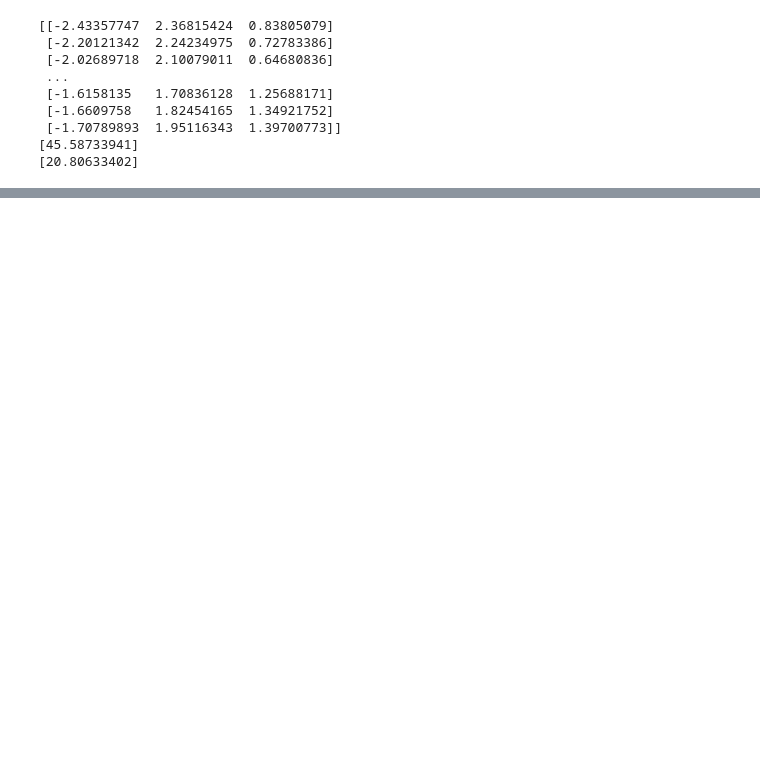
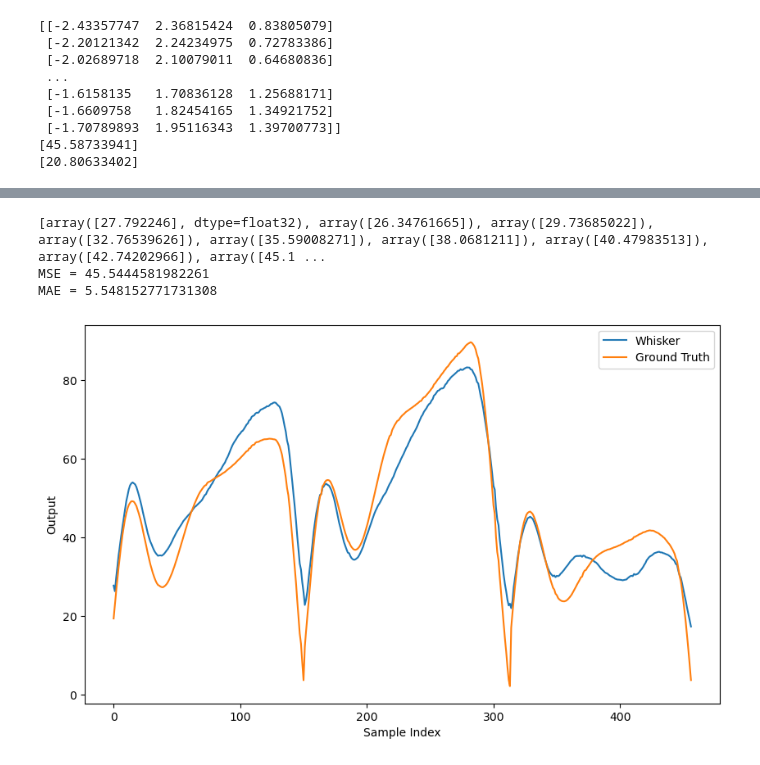
Before and after one commit to TacYee/autonomous-fly, a Jupyter notebook: Optitrack/dataanalyse/uncertainty_mlp_KF.ipynb, the cells around one changed output, grey strips where cells are left out. Drawn from its saved outputs; the diff is of its cells as text; code cells hidden in the pictures; blank space fills up the shorter version.

```diff
--- a/Optitrack/dataanalyse/uncertainty_mlp_KF.ipynb
+++ b/Optitrack/dataanalyse/uncertainty_mlp_KF.ipynb
@@ -344,0 +491,70 @@ Time                    = 0.5035488605499268
+# %%
+#KF Flat whisker2
+import numpy as np
+import os
+import matplotlib.pyplot as plt
+from KF import KalmanFilterFLAT
+from sklearn.metrics import mean_squared_error, mean_absolute_error
+
+def apply_kalman_filterFLAT(initial_state, initial_position, initial_yaw, test_pre, positions, yaws):
+    kf = KalmanFilterFLAT(initial_state, initial_position, initial_yaw, initial_covariance, process_noise, measurement_noise)
+    estimates = [np.array([initial_state])]
+    for z, position, yaw in zip(test_pre[1:], positions[1:], yaws[1:]):
+        kf.predict(position, yaw)
+        kf.update(np.array([234 - z]))
+        estimates.append(kf.get_current_estimate())
+    return estimates
+
+# 数据分段
+test_GT2_filtered_1 = test_GT2_filtered[0:151]
+test_GT2_filtered_2 = test_GT2_filtered[151:314]
+test_GT2_filtered_3 = test_GT2_filtered[314:457]
+test_pre2_1 = test_pre2[0:151]
+test_pre2_2 = test_pre2[151:314]
+test_pre2_3 = test_pre2[314:457]
+test_position2_1 = test_position2_filtered[0:151]
+test_position2_2 = test_position2_filtered[151:314]
+test_position2_3 = test_position2_filtered[314:457]
+test_yaw2_1 = test_orientation2_filtered[0:151]
+test_yaw2_2 = test_orientation2_filtered[151:314]
+test_yaw2_3 = test_orientation2_filtered[314:457]
+# 初始状态和噪声配置
+initial_states = [test_pre2_1[0], test_pre2_2[0], test_pre2_3[0]]
+initial_positions = [test_position2_1[0], test_position2_2[0], test_position2_3[0]]
+initial_yaws = [test_yaw2_1[0], test_yaw2_2[0], test_yaw2_3[0]]
+initial_covariance = np.array([[5]])
+process_noise = np.array([[0.01]])
+measurement_noise = np.array([[1]])
+
+# 应用卡尔曼滤波
+test_kal2_1 = apply_kalman_filterFLAT(initial_states[0], initial_positions[0], initial_yaws[0], test_pre2_1, test_position2_1, test_yaw2_1)
+test_kal2_2 = apply_kalman_filterFLAT(initial_states[1], initial_positions[1], initial_yaws[1],test_pre2_2, test_position2_2, test_yaw2_2)
+test_kal2_3 = apply_kalman_filterFLAT(initial_states[2], initial_positions[2], initial_yaws[2],test_pre2_3, test_position2_3, test_yaw2_3)
+
+# 合并结果
+test_kal2 = test_kal2_1 + test_kal2_2 + test_kal2_3
+print(test_kal2)
+# 计算损失
+MSE_loss = mean_squared_error(test_kal2, test_GT2_filtered)
+MAE_loss = mean_absolute_error(test_kal2, test_GT2_filtered)
+
+print(f'MSE = {MSE_loss}')
+print(f'MAE = {MAE_loss}')
+
+# 保存图像
+test_image_folder = 'FLAT_MLP_KF_test_image_save_whisker2'
+os.makedirs(test_image_folder, exist_ok=True)
+test_image_output_file = f'{test_image_folder}/p_0.05_noise_1e-2_modelvarianceweight_1_whisker1_kf_certainnoise_5_0.005_0.5_1.png'
+
+plt.figure(figsize=(10, 6))
+plt.plot(test_kal2, label='Whisker')
+plt.plot(test_GT2_filtered, label='Ground Truth')
+plt.legend()
+plt.xlabel('Sample Index')
+plt.ylabel('Output')
+plt.savefig(test_image_output_file)
+# %% [output]
+[array([27.792246], dtype=float32), array([26.34761665]), array([29.73685022]), array([32.76539626]), array([35.59008271]), array([38.0681211]), array([40.47983513]), array([42.74202966]), array([45.1 ...
+MSE = 45.5444581982261
+MAE = 5.548152771731308
+[figure, added]
```
Also changed, not shown: parts of 9 cells of this notebook, 13 other files.
